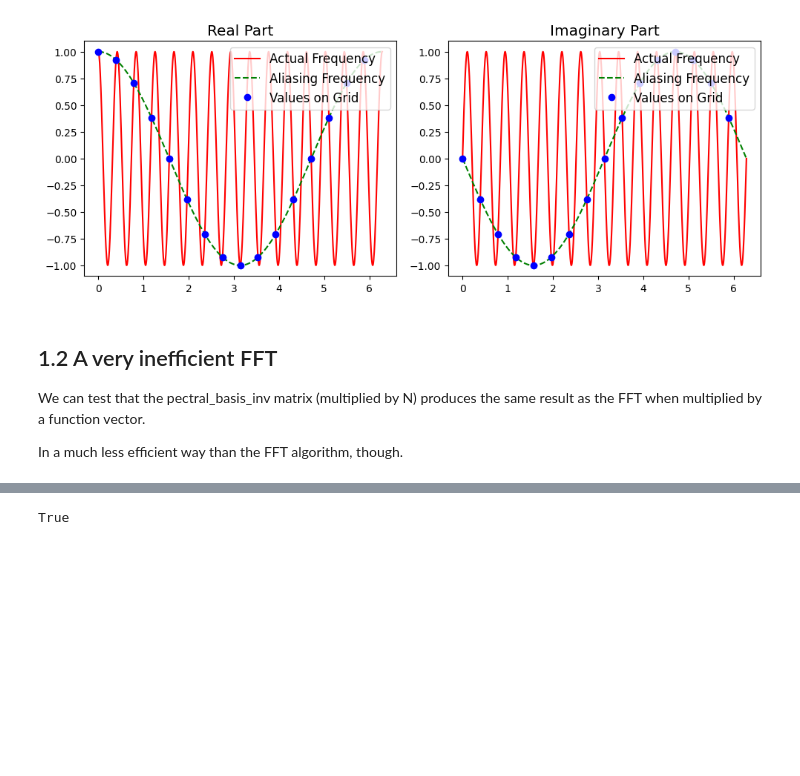
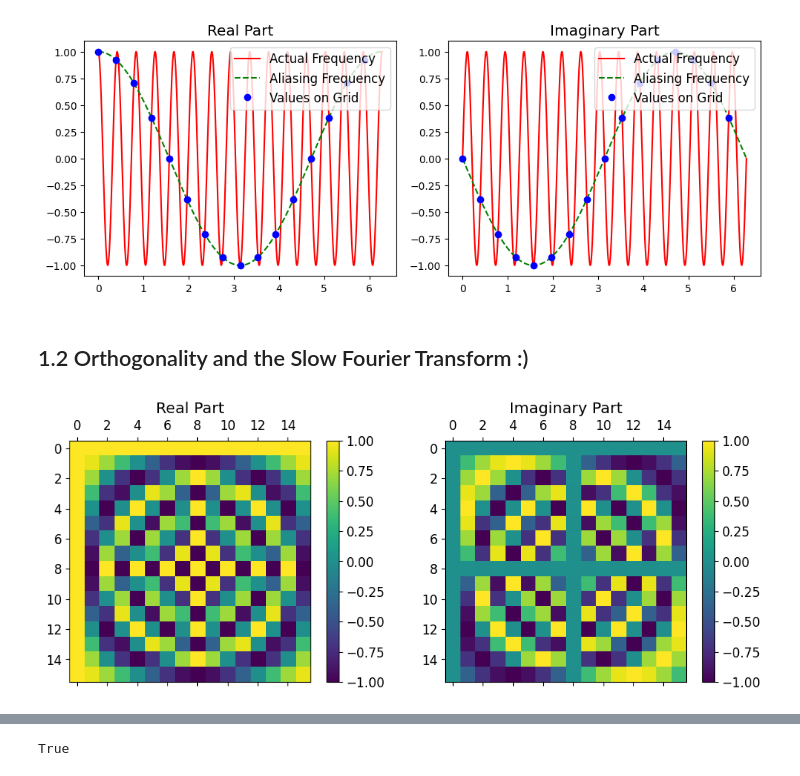
Before and after one commit to raimonluna/LecturesOnSpectralMethods, a Jupyter notebook: Lecture1_FourierSpectralGrid.ipynb, the cells around one changed output, grey strips where cells are left out. Saved outputs shown, nothing was run; the diff lists cells and outputs as text; code cells hidden in the pictures; blank space fills up the shorter version.

Commit message:
Added orthogonality relations and analytical inverses

```diff
--- a/Lecture1_FourierSpectralGrid.ipynb
+++ b/Lecture1_FourierSpectralGrid.ipynb
@@ -59,8 +62,23 @@ plt.tight_layout()
 Frequencies on the grid: [ 0  1  2  3  4  5  6  7 -8 -7 -6 -5 -4 -3 -2 -1].
 [figure]
 # %% [markdown]
-## 1.2 A very inefficient FFT
-
-We can test that the pectral_basis_inv matrix (multiplied by N) produces the same result as the FFT when multiplied by a function vector.
-
-In a much less efficient way than the FFT algorithm, though.
+## 1.2 Orthogonality and the Slow Fourier Transform :)
+# %%
+################################################################################
+################################ PLOTTING PART #################################
+################################################################################
+fig, ax = plt.subplots(1,2, figsize = (10, 4));
+plt.rc('font', size = 12)
+
+ax[0].set_title('Real Part')
+pt0 = ax[0].matshow(spectral_basis.real)
+plt.colorbar(pt0, ax = ax[0])
+
+ax[1].set_title('Imaginary Part')
+pt1 = ax[1].matshow(spectral_basis.imag)
+plt.colorbar(pt1, ax = ax[1])
+
+plt.tight_layout()
+################################################################################
+# %% [output]
+[figure, added]
```
Also changed, not shown: parts of 3 cells of this notebook, 4 other files.
